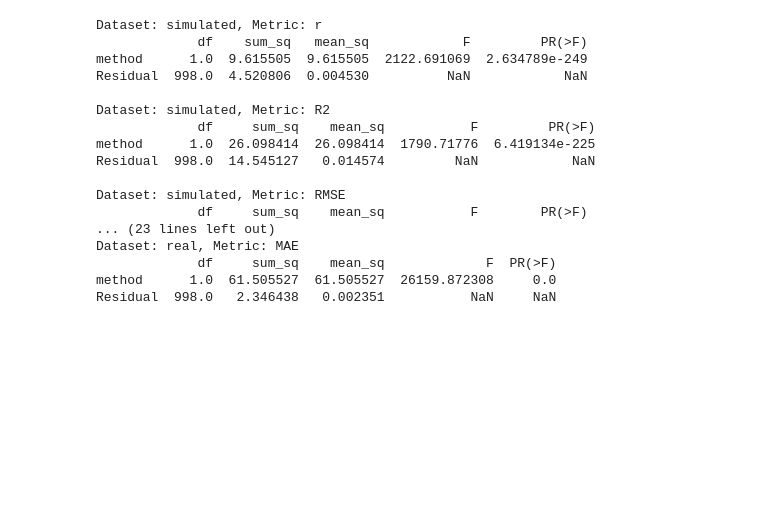
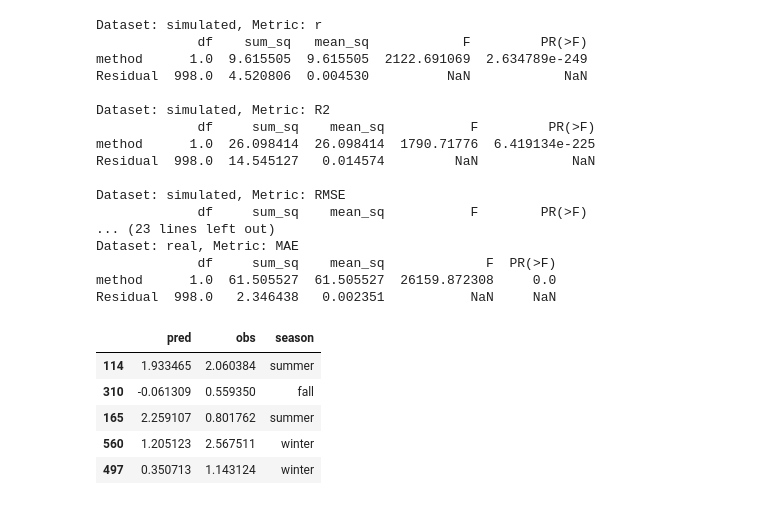
Before and after one commit to Niche-Lab/modeling-guide, a Jupyter notebook: visualization/study3.ipynb, the cells around one changed output. Drawn from its saved outputs; the diff is of its cells as text; code cells hidden in the pictures; blank space fills up the shorter version.

```diff
--- a/visualization/study3.ipynb
+++ b/visualization/study3.ipynb
@@ -86,0 +96,26 @@ Residual  998.0   2.346438   0.002351           NaN     NaN
+# %%
+SEED = 42
+# simulated spectral data
+simulator = SimulatedSpectralData()
+np.random.seed(SEED)
+X, y = simulator.sample(n=600, smallset=True, seed=SEED)
+seasons = simulator.cov()
+# split the dataset using K-fold
+splitter = Splitter(X, y)
+splits = splitter.sample(method="KF", K=3)
+split = splits[0]
+X_train, X_test = split["X_train"], split["X_test"]
+y_train, y_test = split["y_train"], split["y_test"]
+c_train, c_test = seasons[split["idx_train"]], seasons[split["idx_test"]]
+# prediction
+model = RandomForestRegressor().fit(X_train, y_train)
+y_pred = model.predict(X_test)
+data_plot = pd.DataFrame(dict(pred=y_pred, obs=y_test, season=c_test))
+data_plot.head()
+# %% [output]
+|  | pred | obs | season |
+| 114 | 1.933465 | 2.060384 | summer |
+| 310 | -0.061309 | 0.559350 | fall |
+| 165 | 2.259107 | 0.801762 | summer |
+| 560 | 1.205123 | 2.567511 | winter |
+| 497 | 0.350713 | 1.143124 | winter |
```
Also changed, not shown: parts of 6 cells of this notebook, 22 other files.
